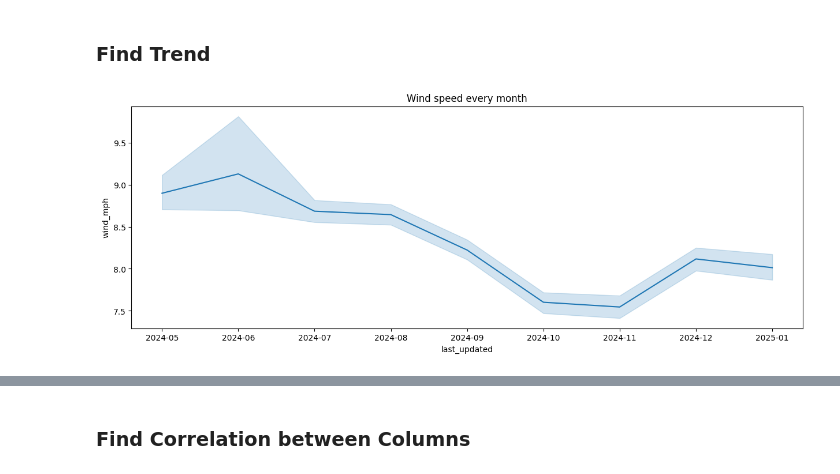
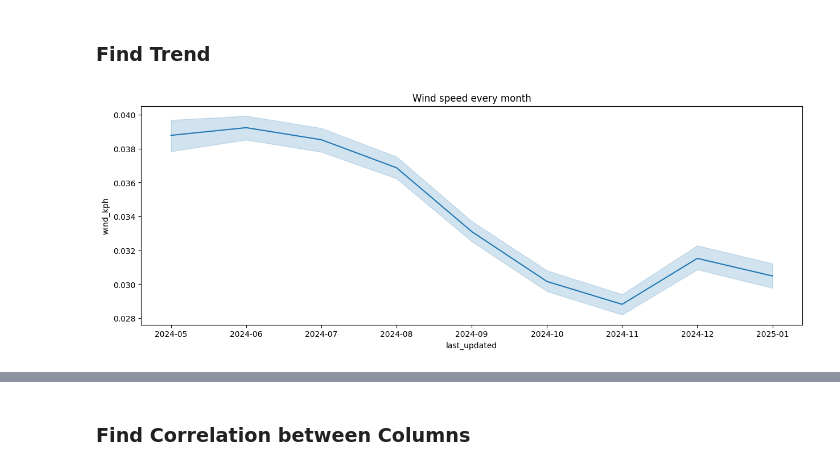
Before and after one commit to salmanafh/weather-trend-forcasting, a Jupyter notebook: notebook.ipynb, the cells around one changed output, grey strips where cells are left out. Drawn from its saved outputs; the diff is of its cells as text; code cells hidden in the pictures.

```diff
--- a/notebook.ipynb
+++ b/notebook.ipynb
@@ -58,10 +100,10 @@ df.describe()
 numerical_columns = df.select_dtypes(include=[np.number]).columns
 categorical_columns = df.select_dtypes(include=[object]).columns
 hour_columns = ["sunrise", "sunset", "moonrise", "moonset"]
-last_uptade_column = ["last_update"]
+exception_columns = ["last_updated", "condition_text"]
 
 # Ensure the columns exist before dropping them
-columns_to_drop = [col for col in hour_columns + last_uptade_column if col in categorical_columns]
+columns_to_drop = [col for col in hour_columns + exception_columns if col in categorical_columns]
 categorical_columns = categorical_columns.drop(columns_to_drop)
 # %%
 print(df["last_updated"].head())
@@ -117,11 +159,11 @@ df[hour_columns].head()
 # %%
 # change hour columns to datetime datatype
 for col in hour_columns:
-    df[col] = pd.to_datetime(df[col], format='%I:%M %p', errors='coerce')
+    df[col] = pd.to_datetime(df[col], errors='coerce')
 
 # remove the date in the hour columns
 for col in hour_columns:
     df[col] = df[col].dt.time
 
-df[hour_columns].info()
+df[hour_columns].head()
 # %% [output]
@@ -138,0 +176,2 @@ memory usage: 1.5+ MB
+# %%
+df.drop(hour_columns, axis=1, inplace=True)
@@ -138,0 +180,10 @@ memory usage: 1.5+ MB
+# %%
+# one-hot encode the categorical columns
+encoder = OneHotEncoder()
+encoded = encoder.fit_transform(df[categorical_columns])
+encoded_df = pd.DataFrame(encoded.toarray(), columns=encoder.get_feature_names_out(categorical_columns))
+
+# concatenate one-hot encoded columns with the original dataframe
+df = pd.concat([df, encoded_df], axis=1)
+df = df.drop(categorical_columns, axis=1)
+df.head()
@@ -304,11 +367,11 @@ plt.show()
 # %%
 # find trend in windowed data
 windowed_data = df["last_updated"].dt.to_period("M").astype(str)
 
 # plot wind speed every month
 plt.figure(figsize=(15, 5))
-sns.lineplot(x=windowed_data, y=df["wind_mph"])
+sns.lineplot(x=windowed_data, y=df["wind_kph"])
 plt.title("Wind speed every month")
 plt.show()
 # %% [output]
-[figure, old version]
+[figure, new version]
```
Also changed, not shown: parts of 45 cells of this notebook.
